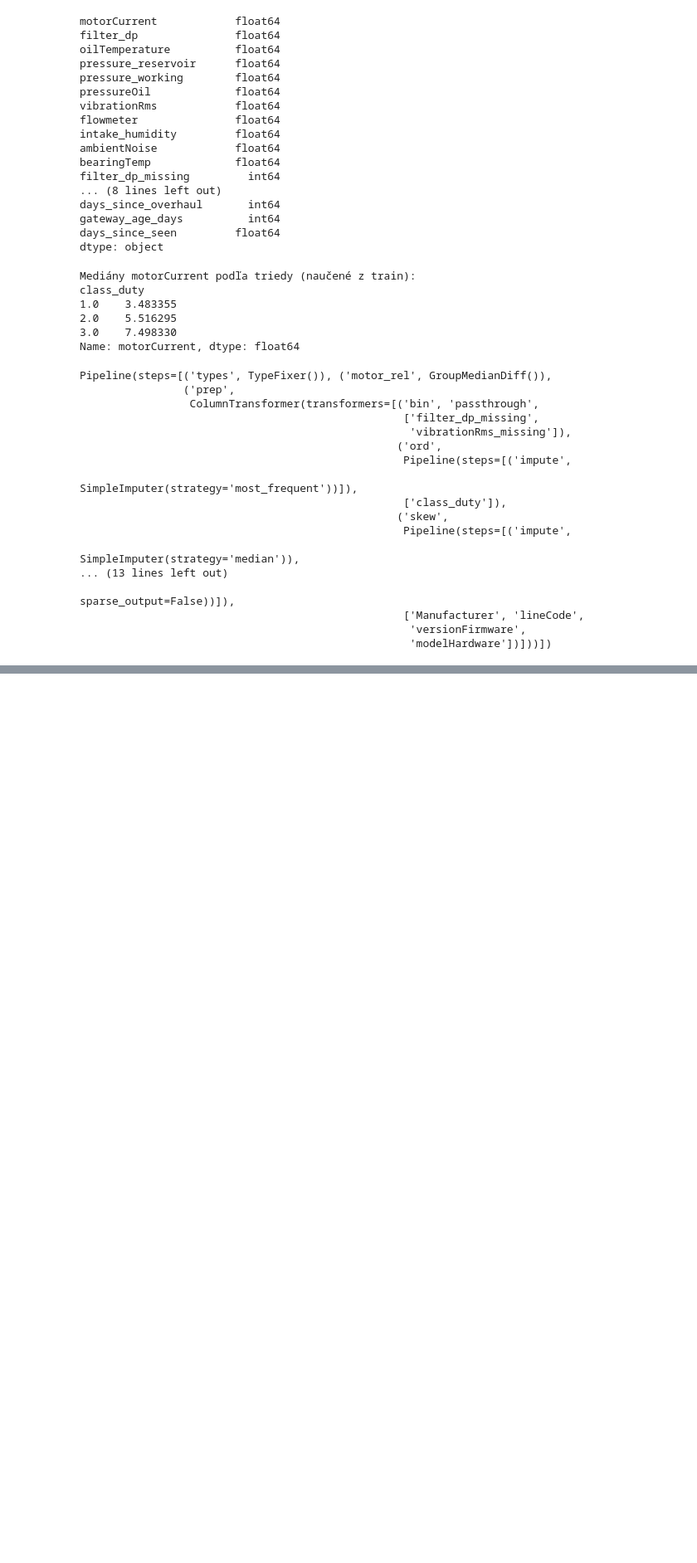
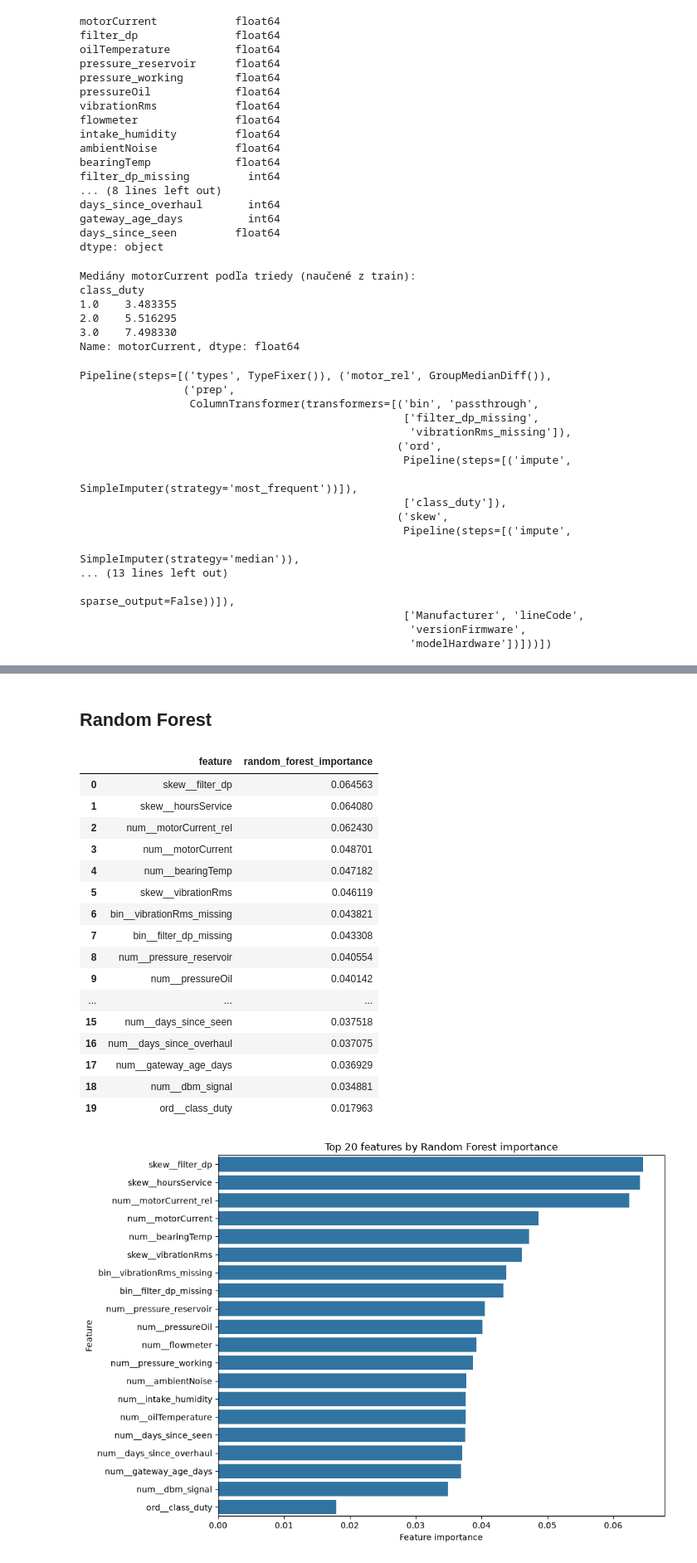
Before and after one commit to NovAndrii/IAU_project, a Jupyter notebook: Faza2_Kardash_Novitskyi.ipynb, the cells around one changed output, grey strips where cells are left out. Shown at 83% size. Saved outputs shown, nothing was run; the diff lists cells and outputs as text; code cells hidden in the pictures; blank space fills up the shorter version.

```diff
--- a/Faza2_Kardash_Novitskyi.ipynb
+++ b/Faza2_Kardash_Novitskyi.ipynb
@@ -865,0 +1245,64 @@ Pipeline(steps=[('types', TypeFixer()), ('motor_rel', GroupMedianDiff()),
+# %% [markdown]
+## Random Forest
+# %%
+rf_model = RandomForestClassifier(
+    n_estimators=300,
+    class_weight="balanced",
+    random_state=42,
+    n_jobs=-1
+)
+
+rf_model.fit(
+    X_train_final,
+    y_train
+)
+
+rf_ranking = pd.DataFrame({
+    "feature": X_train_final.columns,
+    "random_forest_importance":
+        rf_model.feature_importances_
+})
+
+rf_ranking = (
+    rf_ranking
+    .sort_values(
+        "random_forest_importance",
+        ascending=False
+    )
+    .reset_index(drop=True)
+)
+
+display(rf_ranking.head(20))
+
+plt.figure(figsize=(10, 7))
+
+sns.barplot(
+    data=rf_ranking.head(20),
+    x="random_forest_importance",
+    y="feature"
+)
+
+plt.title("Top 20 features by Random Forest importance")
+plt.xlabel("Feature importance")
+plt.ylabel("Feature")
+plt.tight_layout()
+plt.show()
+# %% [output]
+|  | feature | random_forest_importance |
+| 0 | skew__filter_dp | 0.064563 |
+| 1 | skew__hoursService | 0.064080 |
+| 2 | num__motorCurrent_rel | 0.062430 |
+| 3 | num__motorCurrent | 0.048701 |
+| 4 | num__bearingTemp | 0.047182 |
+| 5 | skew__vibrationRms | 0.046119 |
+| 6 | bin__vibrationRms_missing | 0.043821 |
+| 7 | bin__filter_dp_missing | 0.043308 |
+| 8 | num__pressure_reservoir | 0.040554 |
+| 9 | num__pressureOil | 0.040142 |
+| ... | ... | ... |
+| 15 | num__days_since_seen | 0.037518 |
+| 16 | num__days_since_overhaul | 0.037075 |
+| 17 | num__gateway_age_days | 0.036929 |
+| 18 | num__dbm_signal | 0.034881 |
+| 19 | ord__class_duty | 0.017963 |
+[figure, added]
```
Also changed, not shown: parts of 43 cells of this notebook.
